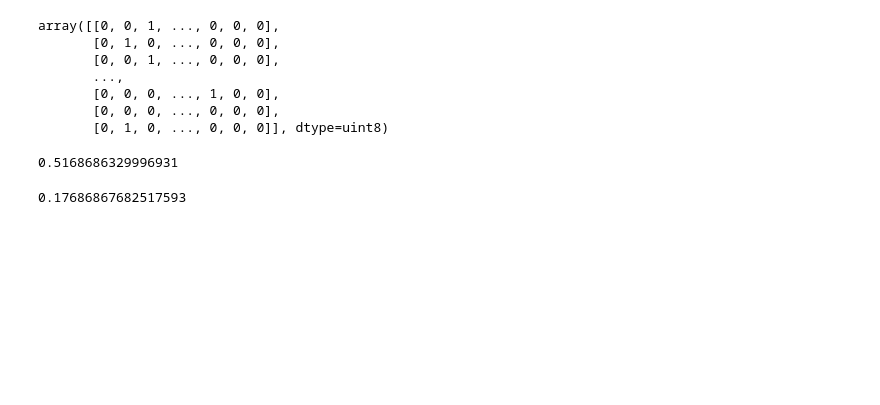
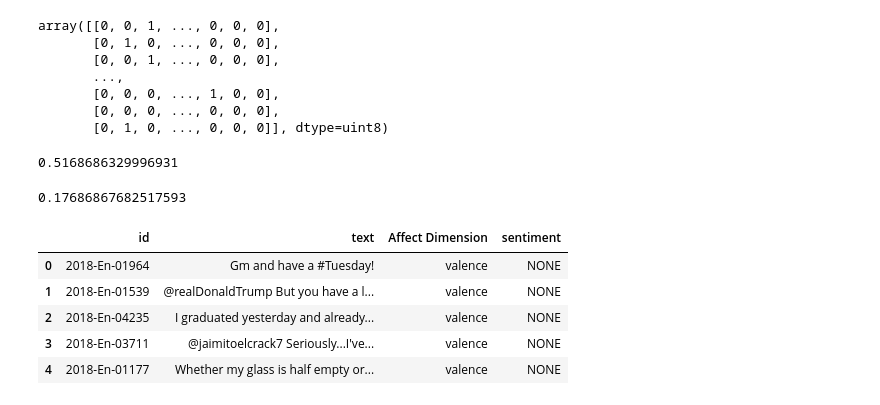
Before and after one commit to christianxufr/tweet-classification, a Jupyter notebook: TP1-Paul/TP1.ipynb, the cells around one changed output. Saved outputs shown, nothing was run; the diff lists cells and outputs as text; code cells hidden in the pictures; blank space fills up the shorter version.

```diff
--- a/TP1-Paul/TP1.ipynb
+++ b/TP1-Paul/TP1.ipynb
@@ -246,0 +263,9 @@ kappa_metric(Y_pred, Y_test)
+# %%
+df_test2.head()
+# %% [output]
+|  | id | text | Affect Dimension | sentiment |
+| 0 | 2018-En-01964 | Gm and have a #Tuesday! | valence | NONE |
+| 1 | 2018-En-01539 | @realDonaldTrump But you have a l... | valence | NONE |
+| 2 | 2018-En-04235 | I graduated yesterday and already... | valence | NONE |
+| 3 | 2018-En-03711 | @jaimitoelcrack7 Seriously...I've... | valence | NONE |
+| 4 | 2018-En-01177 | Whether my glass is half empty or... | valence | NONE |
```
Also changed, not shown: parts of 18 cells of this notebook, 2 other files.
